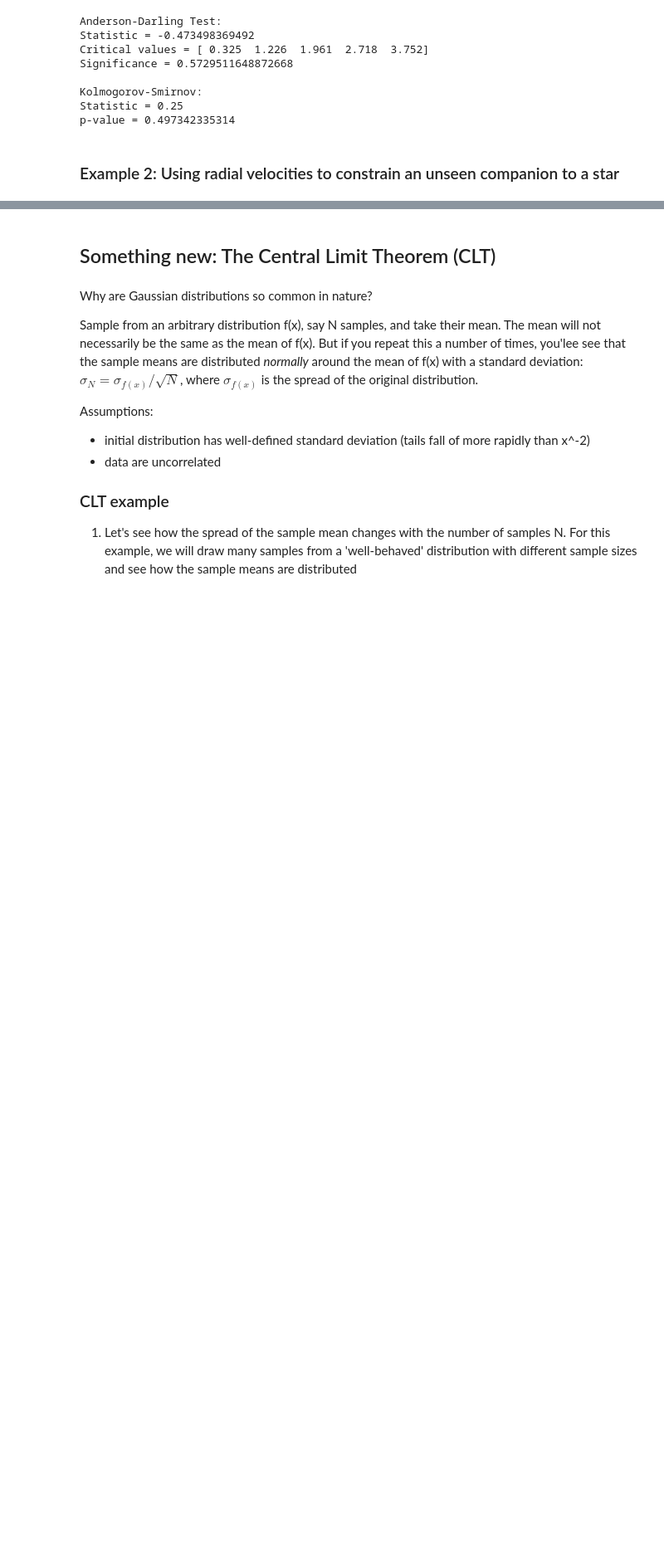
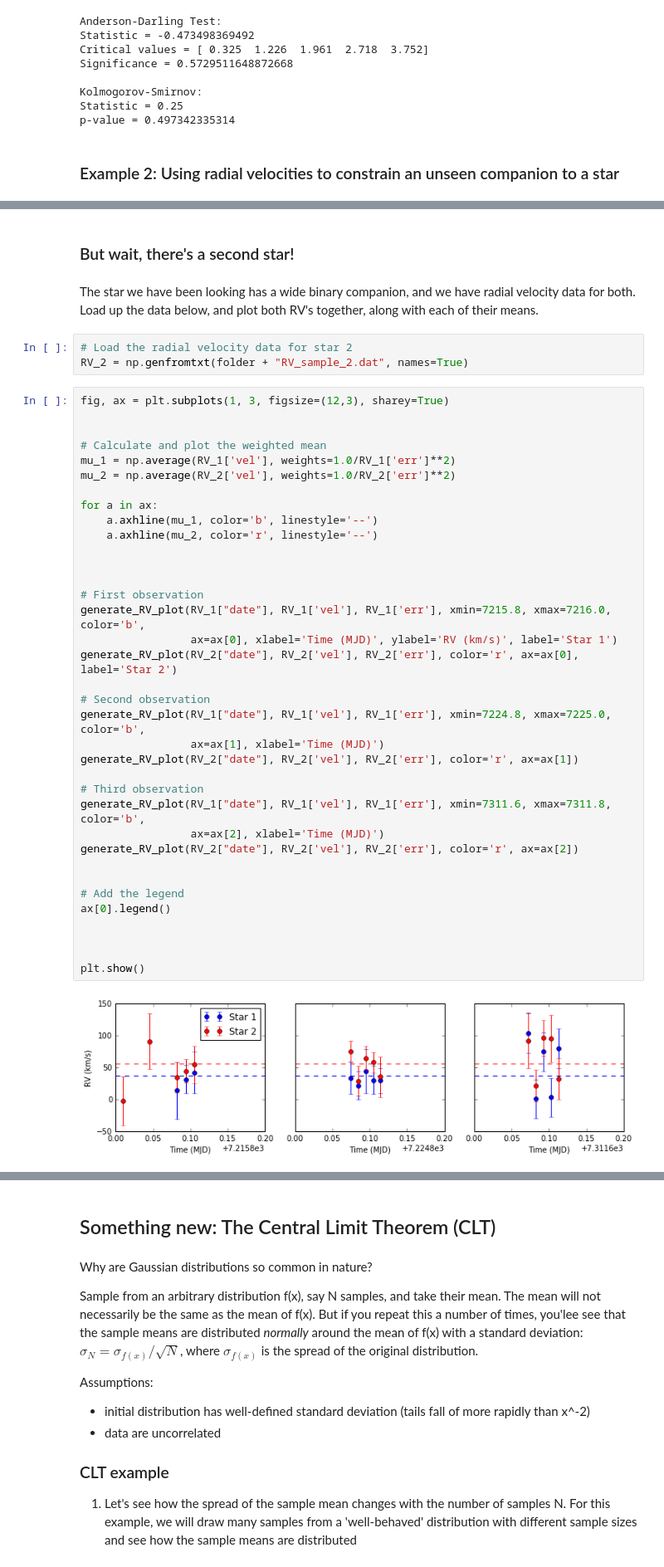
Before and after one commit to astroJeff/SMAC, a Jupyter notebook: Week_3/Distributions Continued - answer key.ipynb, the cells around one changed output, grey strips where cells are left out. Shown: that part at 83% size. Drawn from its saved outputs; the diff is of its cells as text; blank space fills up the shorter version.

```diff
--- a/Week_3/Distributions Continued - answer key.ipynb
+++ b/Week_3/Distributions Continued - answer key.ipynb
@@ -172,0 +285,45 @@ We want to know if this data is consistent with a single radial velocity.
+# %% [markdown]
+### But wait, there's a second star!
+# %% [markdown]
+The star we have been looking has a wide binary companion, and we have radial velocity data for both. Load up the data below, and plot both RV's together, along with each of their means.
+# %%
+# Load the radial velocity data for star 2
+RV_2 = np.genfromtxt(folder + "RV_sample_2.dat", names=True)
+# %%
+fig, ax = plt.subplots(1, 3, figsize=(12,3), sharey=True)
+
+
+# Calculate and plot the weighted mean
+mu_1 = np.average(RV_1['vel'], weights=1.0/RV_1['err']**2)
+mu_2 = np.average(RV_2['vel'], weights=1.0/RV_2['err']**2)
+
+for a in ax:
+    a.axhline(mu_1, color='b', linestyle='--')
+    a.axhline(mu_2, color='r', linestyle='--')
+
+
+
+# First observation
+generate_RV_plot(RV_1["date"], RV_1['vel'], RV_1['err'], xmin=7215.8, xmax=7216.0, color='b',
+                 ax=ax[0], xlabel='Time (MJD)', ylabel='RV (km/s)', label='Star 1')
+generate_RV_plot(RV_2["date"], RV_2['vel'], RV_2['err'], color='r', ax=ax[0], label='Star 2')
+
+# Second observation
+generate_RV_plot(RV_1["date"], RV_1['vel'], RV_1['err'], xmin=7224.8, xmax=7225.0, color='b',
+                 ax=ax[1], xlabel='Time (MJD)')
+generate_RV_plot(RV_2["date"], RV_2['vel'], RV_2['err'], color='r', ax=ax[1])
+
+# Third observation
+generate_RV_plot(RV_1["date"], RV_1['vel'], RV_1['err'], xmin=7311.6, xmax=7311.8, color='b',
+                 ax=ax[2], xlabel='Time (MJD)')
+generate_RV_plot(RV_2["date"], RV_2['vel'], RV_2['err'], color='r', ax=ax[2])
+
+
+# Add the legend
+ax[0].legend()
+
+
+
+plt.show()
+# %% [output]
+[figure, added]
```
Also changed, not shown: parts of 23 cells of this notebook, 2 other files.
